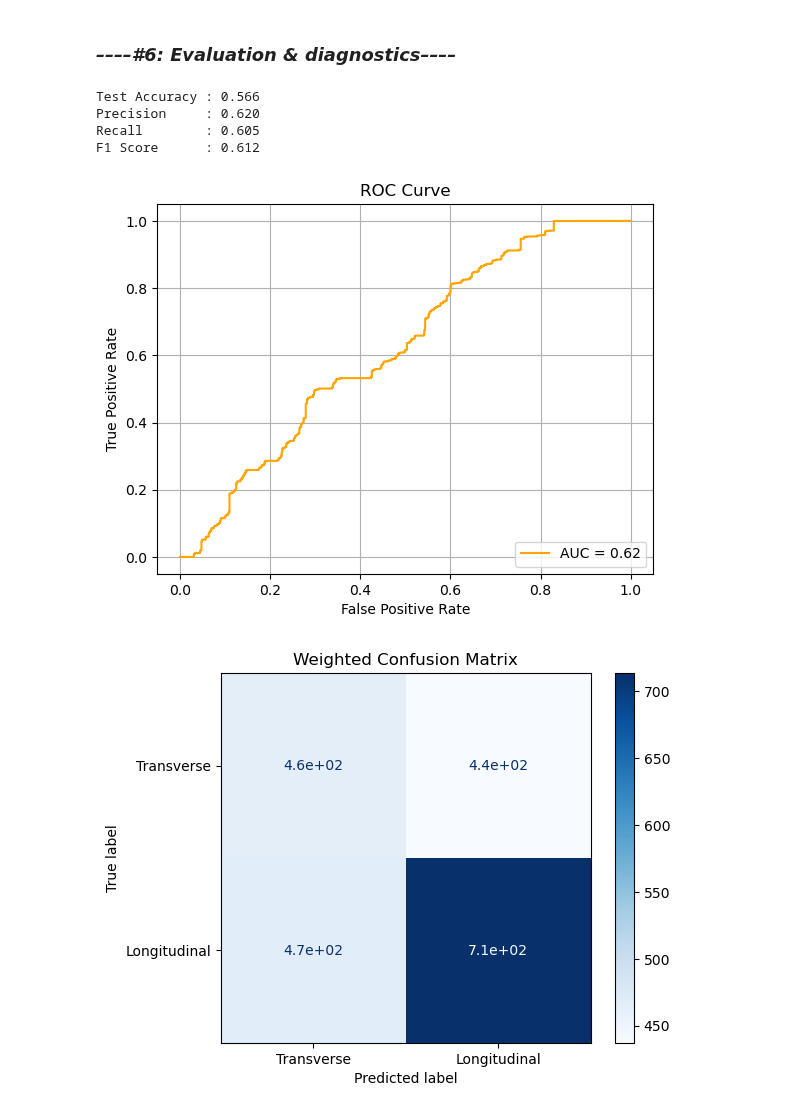
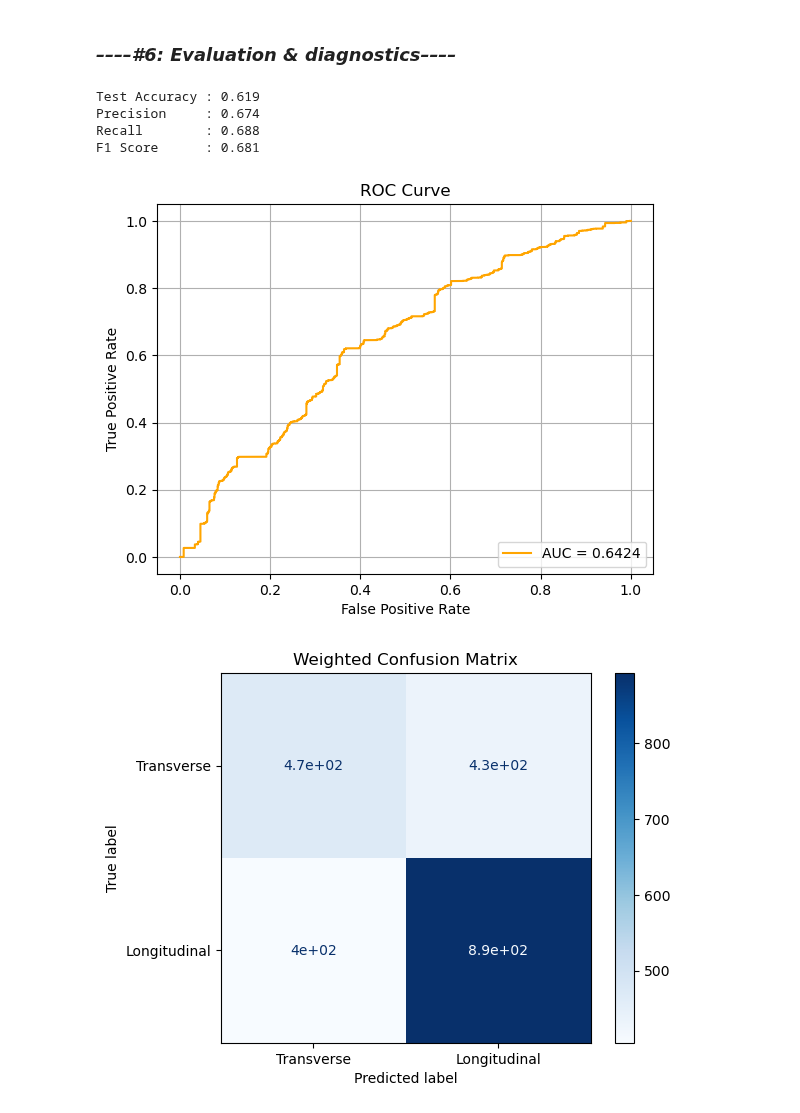
Before and after one commit to aimenobaid/polarization, a Jupyter notebook: NN_semi.ipynb, the cells around one changed output. Saved outputs shown, nothing was run; the diff lists cells and outputs as text; code cells hidden in the pictures.

```diff
--- a/NN_semi.ipynb
+++ b/NN_semi.ipynb
@@ -219,7 +219,7 @@ Label distribution in each split:
 ### *–––––#3: Feature preprocessing––––*
 # %%
 # 3) Preprocessing pipeline
-features = ["pt", "eta", "msoft", "cos"]
+features = ["pt", "eta", "msoft", "cos", "e2_b1","e2_b2","e3","C2","D2","pTD","z","dr12"]
 preprocessor = ColumnTransformer([
     ("scale", StandardScaler(), features)
 ], remainder="drop")
@@ -305,37 +304,37 @@ y_proba = model.predict_proba(X_test)[:, 1]
 acc  = accuracy_score(y_test, y_pred, sample_weight=w_test)
 prec = precision_score(y_test, y_pred, sample_weight=w_test)
 rec  = recall_score(y_test, y_pred, sample_weight=w_test)
 f1   = f1_score(y_test, y_pred, sample_weight=w_test)
 
 print(f"Test Accuracy : {acc:.3f}")
 print(f"Precision     : {prec:.3f}")
 print(f"Recall        : {rec:.3f}")
 print(f"F1 Score      : {f1:.3f}")
 
 # ── 5) ROC & AUC ───────────────────────────────────────────────────────────────
 fpr, tpr, _ = roc_curve(y_test, y_proba, sample_weight=w_test)
 roc_auc     = auc(fpr, tpr)
 
 plt.figure()
-plt.plot(fpr, tpr, color="orange",label=f"AUC = {roc_auc:.2f}")
+plt.plot(fpr, tpr, color="orange",label=f"AUC = {roc_auc:.4f}")
 # plt.plot([0,1], [0,1], "k--")
 plt.xlabel("False Positive Rate")
 plt.ylabel("True Positive Rate")
 plt.title("ROC Curve")
 plt.legend(loc="lower right")
 plt.grid()
 plt.show()
 
 # ── 6) Confusion Matrix ────────────────────────────────────────────────────────
 cm = confusion_matrix(y_test, y_pred, sample_weight=w_test)
 disp = ConfusionMatrixDisplay(cm, display_labels=["Transverse","Longitudinal"])
 disp.plot(cmap=plt.cm.Blues)
 plt.title("Weighted Confusion Matrix")
 plt.show()
 # %% [output]
-Test Accuracy : 0.566
-Precision     : 0.620
-Recall        : 0.605
-F1 Score      : 0.612
+Test Accuracy : 0.619
+Precision     : 0.674
+Recall        : 0.688
+F1 Score      : 0.681
-[figure, old version]
+[figure, new version]
-[figure, old version]
+[figure, new version]
```
Also changed, not shown: parts of 1 cell of this notebook.
